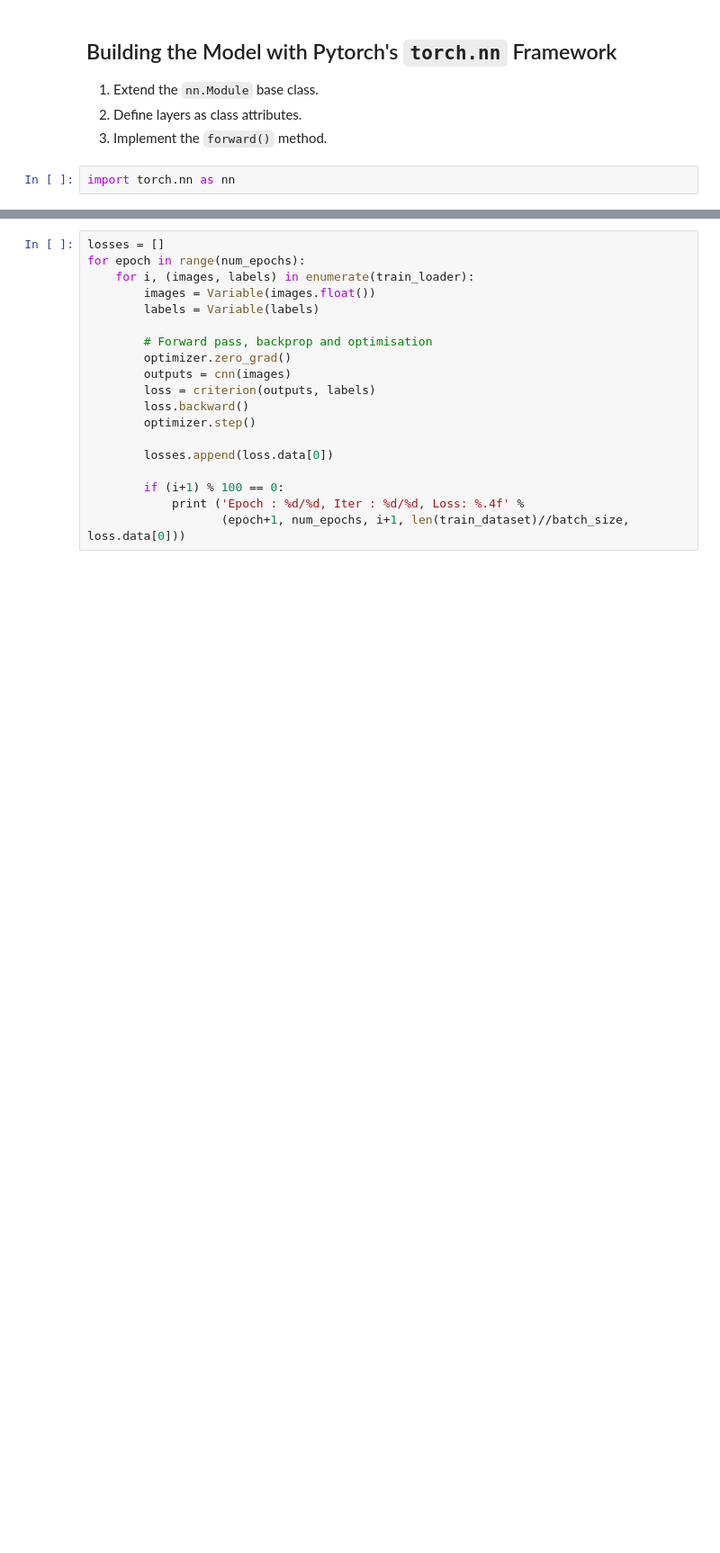
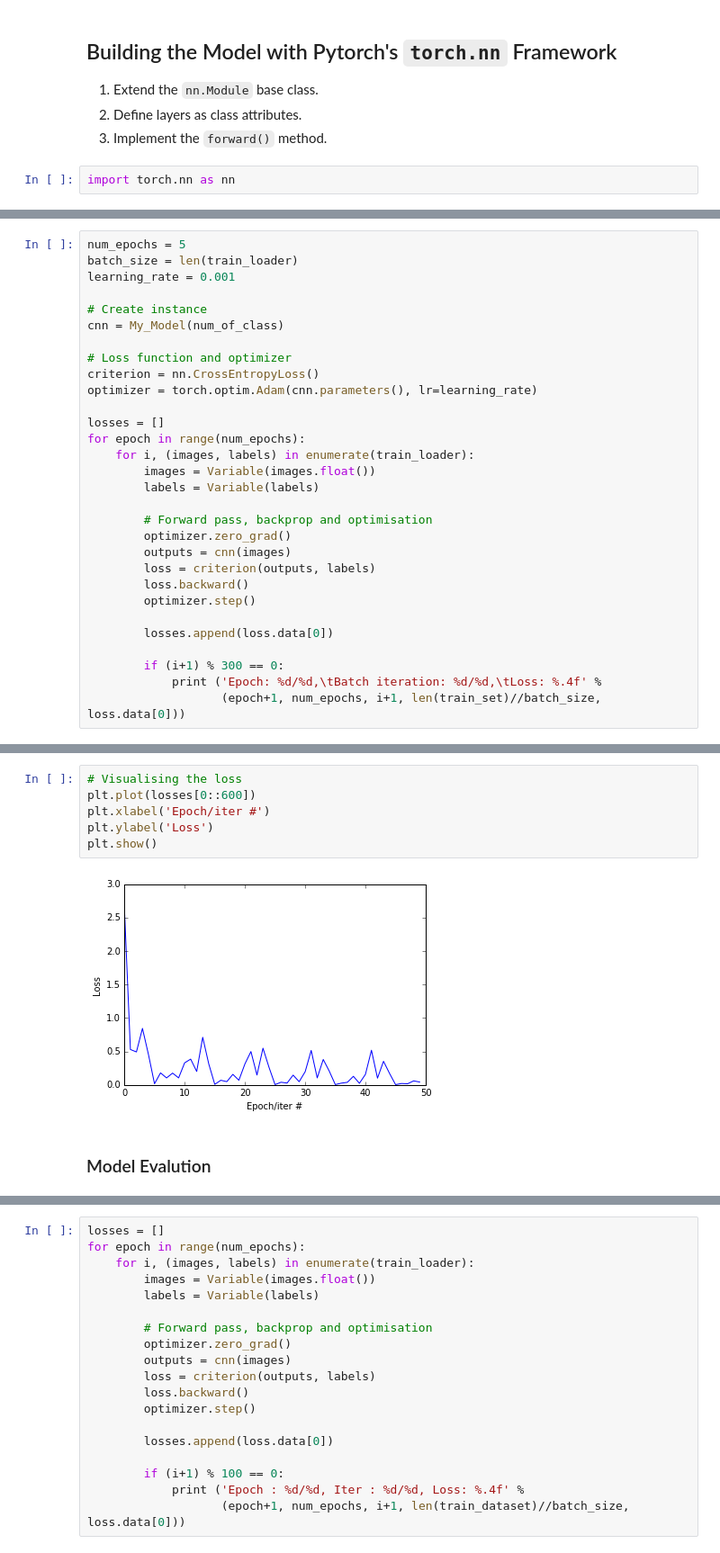
Before and after one commit to lukexyz/Thought-Loop-NN, a Jupyter notebook: notebooks/002-PyTorch-ETL-Data-Preparation.ipynb, the cells around one changed output, grey strips where cells are left out. Shown: that part at 90% size. Cells and saved outputs as stored; diff of their text form; blank space fills up the shorter version.

Commit message:
Train model for 5 epochs and visualise loss

```diff
--- a/notebooks/002-PyTorch-ETL-Data-Preparation.ipynb
+++ b/notebooks/002-PyTorch-ETL-Data-Preparation.ipynb
@@ -160,0 +194,30 @@ class Network(nn.Module):
+# %%
+num_epochs = 5
+batch_size = len(train_loader)
+learning_rate = 0.001
+
+# Create instance
+cnn = My_Model(num_of_class)
+
+# Loss function and optimizer
+criterion = nn.CrossEntropyLoss()
+optimizer = torch.optim.Adam(cnn.parameters(), lr=learning_rate)
+
+losses = []
+for epoch in range(num_epochs):
+    for i, (images, labels) in enumerate(train_loader):
+        images = Variable(images.float())
+        labels = Variable(labels)
+
+        # Forward pass, backprop and optimisation
+        optimizer.zero_grad()
+        outputs = cnn(images)
+        loss = criterion(outputs, labels)
+        loss.backward()
+        optimizer.step()
+
+        losses.append(loss.data[0])
+
+        if (i+1) % 300 == 0:
+            print ('Epoch: %d/%d,\tBatch iteration: %d/%d,\tLoss: %.4f' %
+                   (epoch+1, num_epochs, i+1, len(train_set)//batch_size, loss.data[0]))
@@ -160,0 +242,10 @@ class Network(nn.Module):
+# %%
+# Visualising the loss
+plt.plot(losses[0::600])
+plt.xlabel('Epoch/iter #')
+plt.ylabel('Loss')
+plt.show()
+# %% [output]
+[figure, added]
+# %% [markdown]
+### Model Evalution
```
Also changed, not shown: parts of 11 cells of this notebook.
